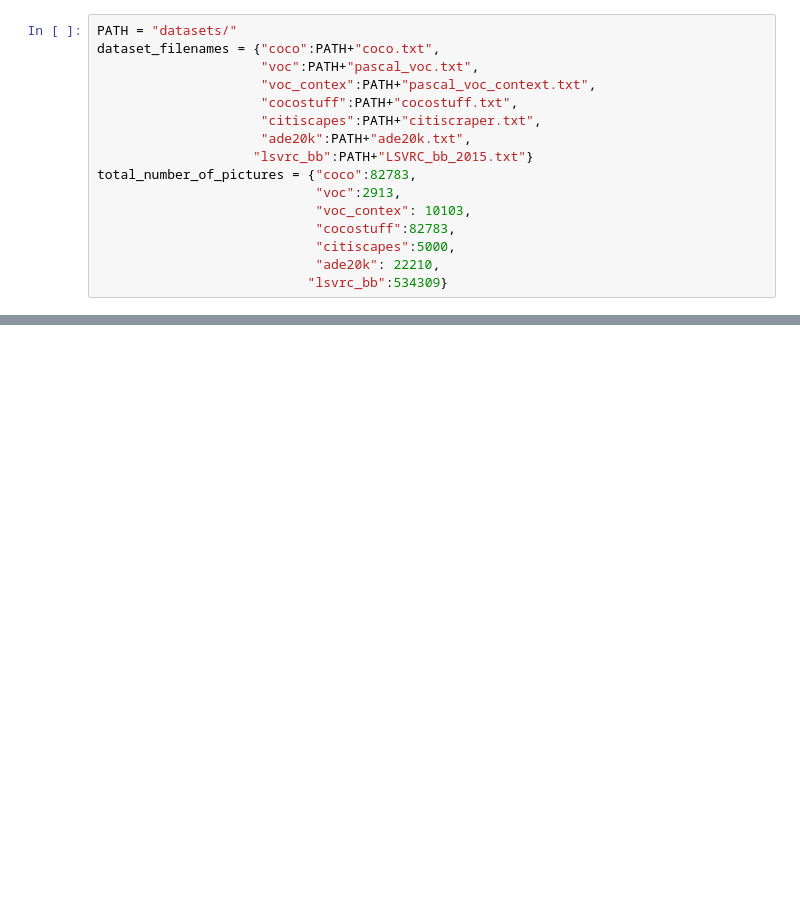
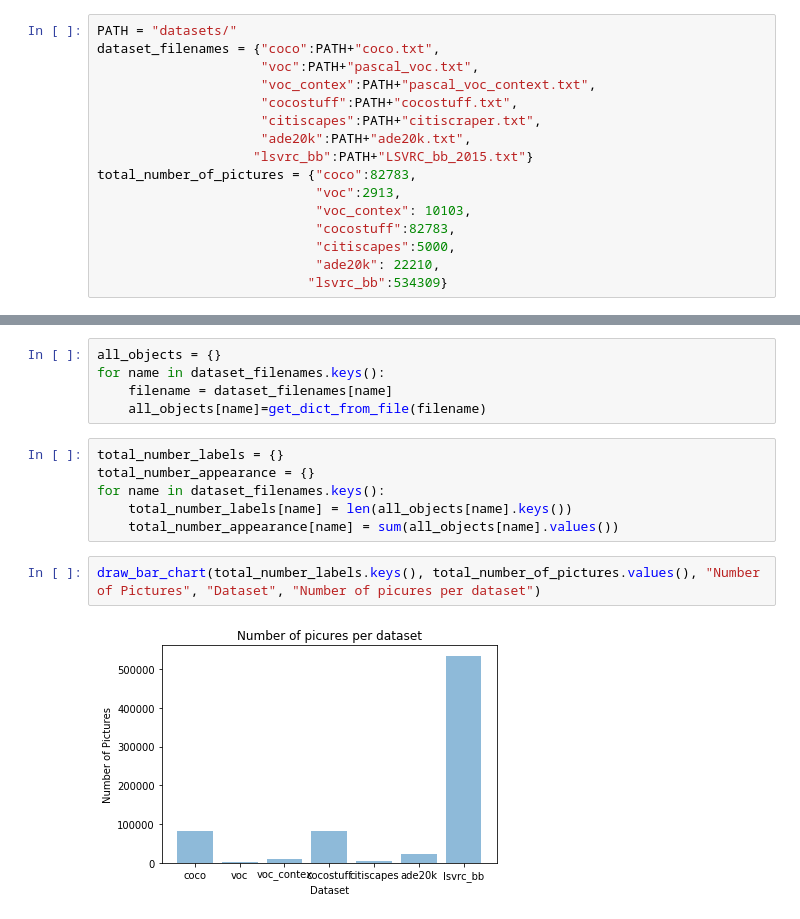
Before and after one commit to elnazavr/segmentation-datasets, a Jupyter notebook: datasets-visualization-matej.ipynb, the cells around one changed output, grey strips where cells are left out. Drawn from its saved outputs; the diff is of its cells as text; blank space fills up the shorter version.

Commit message:
added some basic graphs from main notebook

```diff
--- a/datasets-visualization-matej.ipynb
+++ b/datasets-visualization-matej.ipynb
@@ -24,3 +24,18 @@ total_number_of_pictures = {"coco":82783,
 draw_all_datasets(dataset_filenames)
 # %% [output]
 [interactive output not drawn]
+# %%
+all_objects = {}
+for name in dataset_filenames.keys():
+    filename = dataset_filenames[name]
+    all_objects[name]=get_dict_from_file(filename)
+# %%
+total_number_labels = {}
+total_number_appearance = {}
+for name in dataset_filenames.keys():
+    total_number_labels[name] = len(all_objects[name].keys())
+    total_number_appearance[name] = sum(all_objects[name].values())
+# %%
+draw_bar_chart(total_number_labels.keys(), total_number_of_pictures.values(), "Number of Pictures", "Dataset", "Number of picures per dataset")
+# %% [output]
+[figure, added]
```
Also changed, not shown: parts of 6 cells of this notebook.
